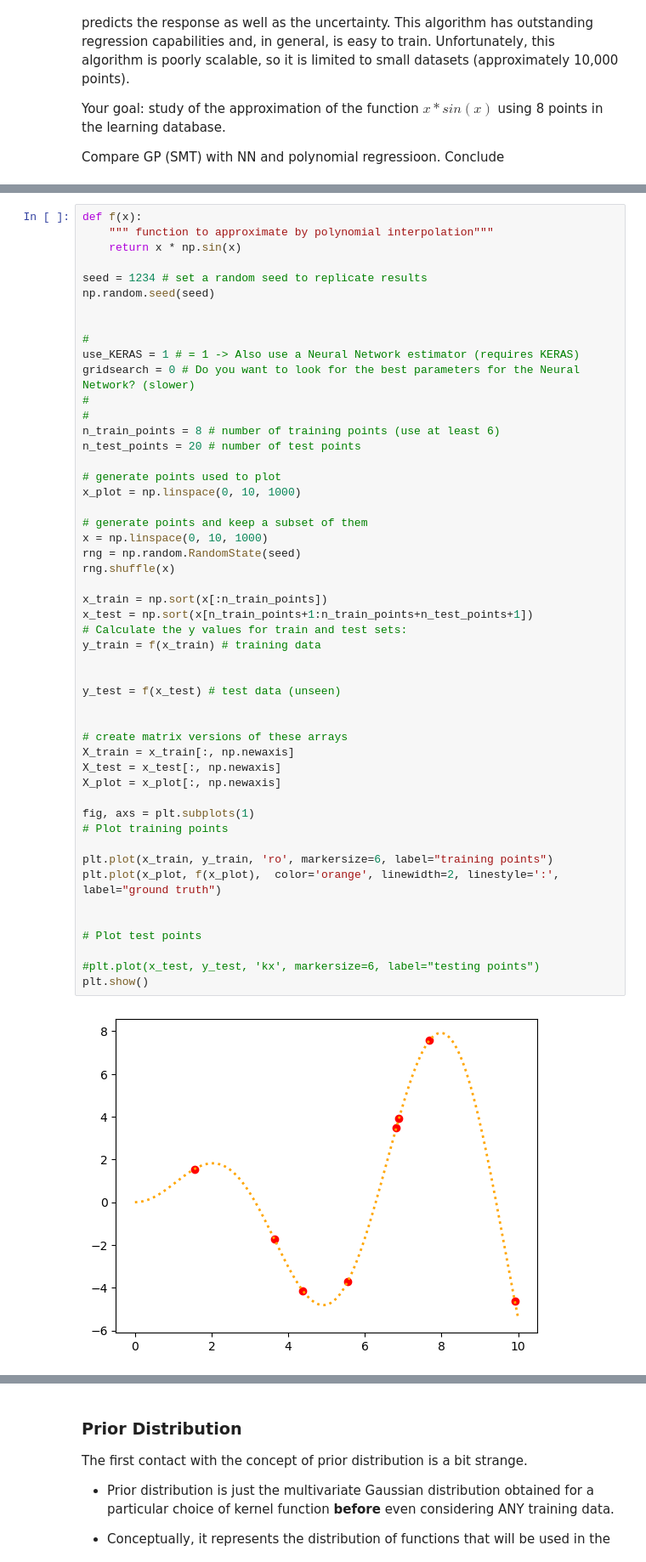
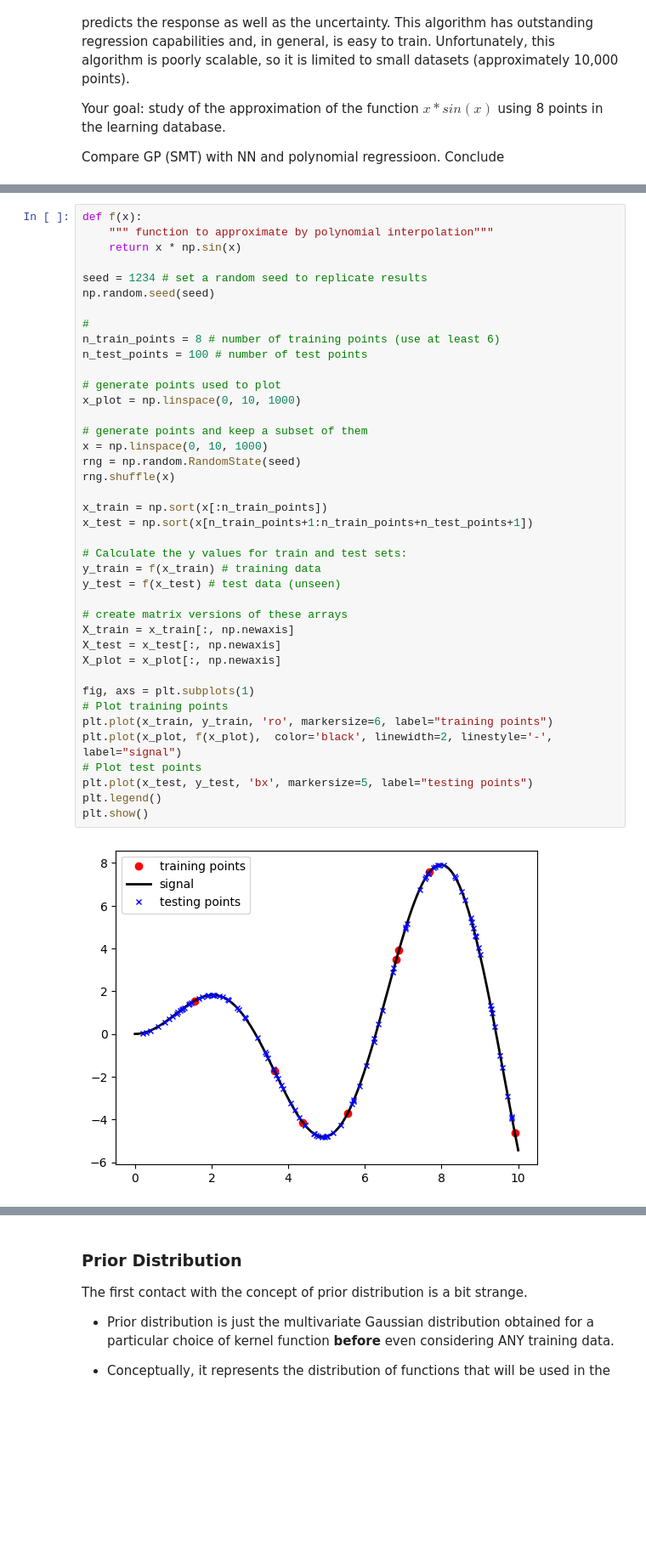
Before and after one commit to jomorlier/IA_CNRS_ICA, a Jupyter notebook: Corrections/TEST_IA1_SMTvsNN.ipynb, the cells around one changed output, grey strips where cells are left out. Shown at 85% size. Saved outputs shown, nothing was run; the diff lists cells and outputs as text; blank space fills up the shorter version.

```diff
--- a/Corrections/TEST_IA1_SMTvsNN.ipynb
+++ b/Corrections/TEST_IA1_SMTvsNN.ipynb
@@ -68,50 +47,40 @@ def f(x):
 seed = 1234 # set a random seed to replicate results
 np.random.seed(seed)
 
-
-#
-use_KERAS = 1 # = 1 -> Also use a Neural Network estimator (requires KERAS)
-gridsearch = 0 # Do you want to look for the best parameters for the Neural Network? (slower)
-#
 #
 n_train_points = 8 # number of training points (use at least 6)
-n_test_points = 20 # number of test points
+n_test_points = 100 # number of test points
 
 # generate points used to plot
 x_plot = np.linspace(0, 10, 1000)
 
 # generate points and keep a subset of them
 x = np.linspace(0, 10, 1000)
 rng = np.random.RandomState(seed)
 rng.shuffle(x)
 
 x_train = np.sort(x[:n_train_points])
 x_test = np.sort(x[n_train_points+1:n_train_points+n_test_points+1])
+
 # Calculate the y values for train and test sets:
 y_train = f(x_train) # training data
-
-
 y_test = f(x_test) # test data (unseen)
-
 
 # create matrix versions of these arrays
 X_train = x_train[:, np.newaxis]
 X_test = x_test[:, np.newaxis]
 X_plot = x_plot[:, np.newaxis]
 
 fig, axs = plt.subplots(1)
 # Plot training points
-
 plt.plot(x_train, y_train, 'ro', markersize=6, label="training points")
-plt.plot(x_plot, f(x_plot),  color='orange', linewidth=2, linestyle=':', label="ground truth")
-
-
+plt.plot(x_plot, f(x_plot),  color='black', linewidth=2, linestyle='-', label="signal")
 # Plot test points
-
-#plt.plot(x_test, y_test, 'kx', markersize=6, label="testing points")
+plt.plot(x_test, y_test, 'bx', markersize=5, label="testing points")
+plt.legend()
 plt.show()
 # %% [output]
-[figure, old version]
+[figure, new version]
 # %% [markdown]
 ### Key concepts behind Gaussian Processes
 
```
Also changed, not shown: parts of 13 cells of this notebook, 7 other files.
